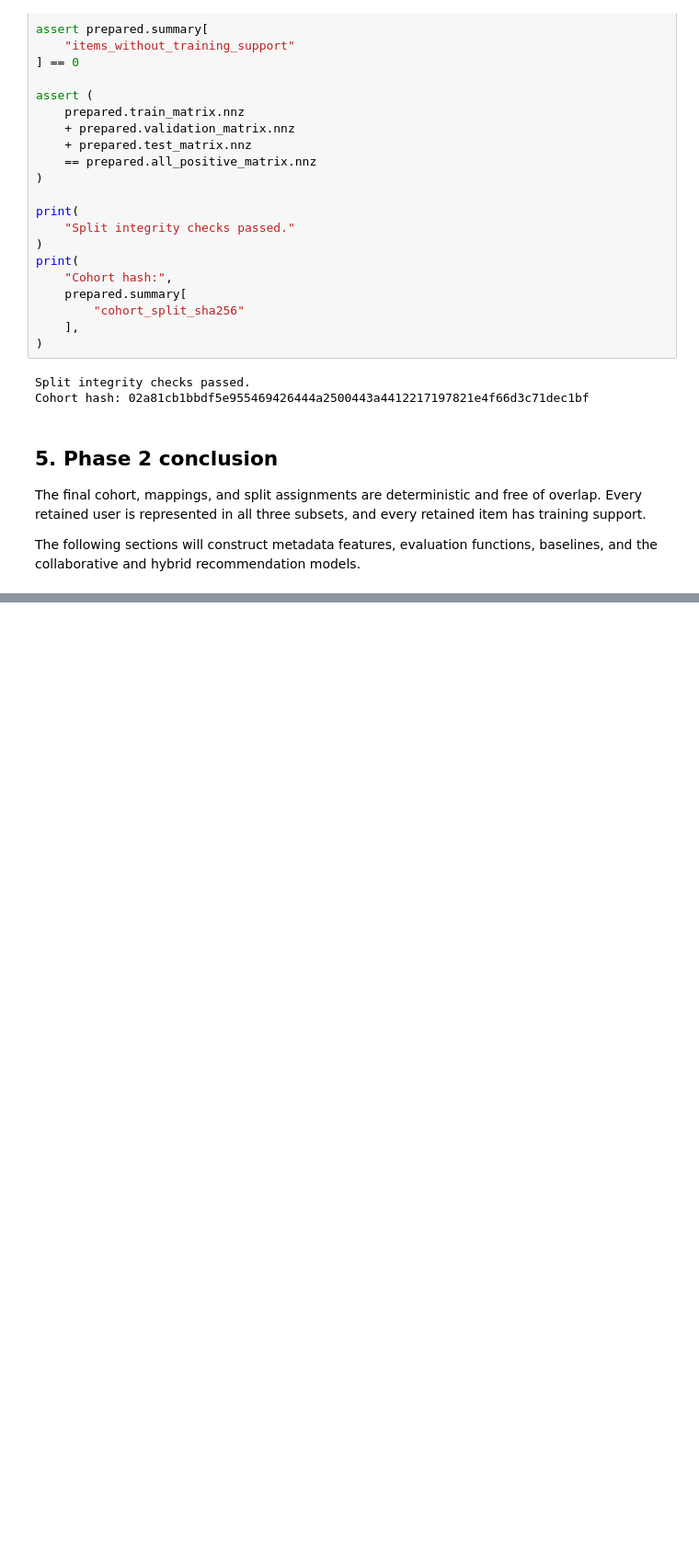
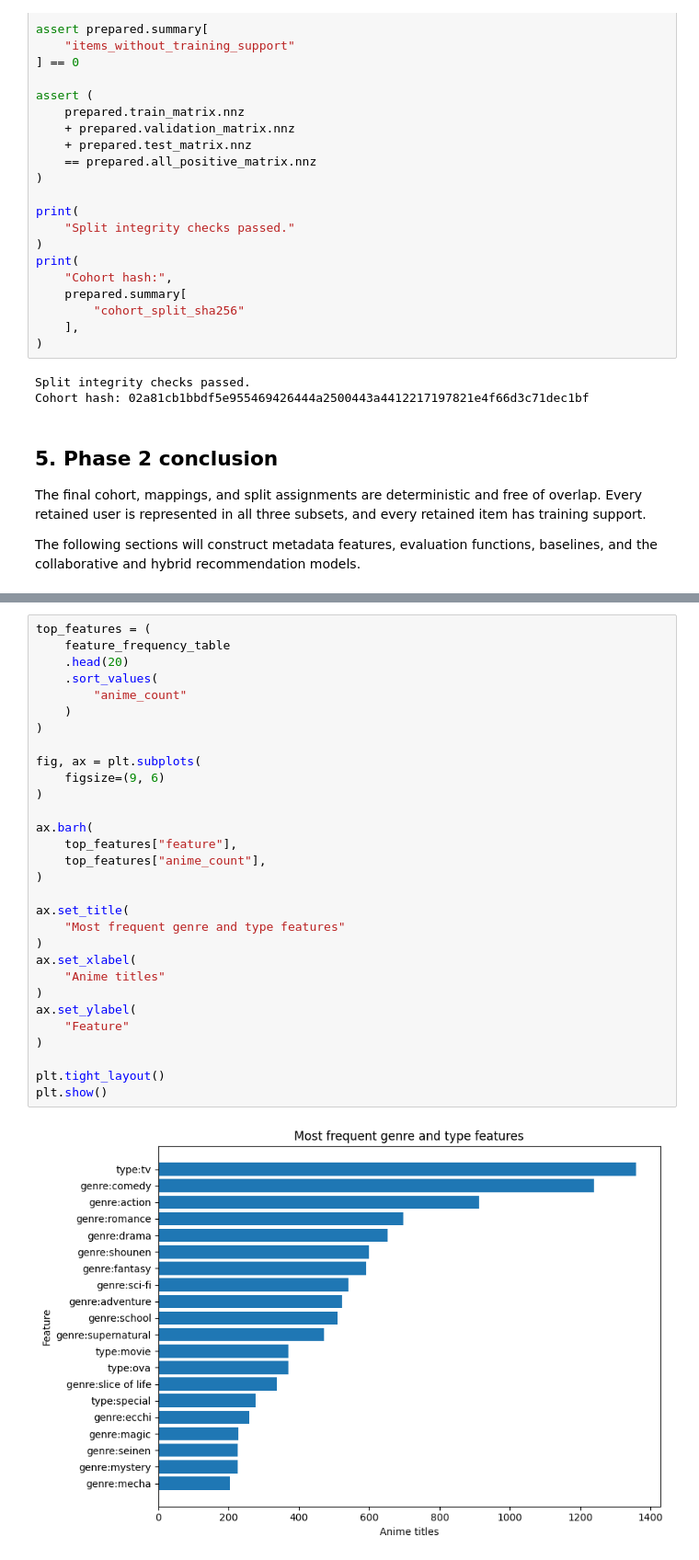
Before and after one commit to fedesaroka/analisis-predictivo-avanzado, a Jupyter notebook: notebooks/TP2_sistema_recomendacion_anime.ipynb, the cells around one changed output, grey strips where cells are left out. Shown at 92% size. Cells and saved outputs as stored; diff of their text form; blank space fills up the shorter version.

```diff
--- a/notebooks/TP2_sistema_recomendacion_anime.ipynb
+++ b/notebooks/TP2_sistema_recomendacion_anime.ipynb
@@ -341,0 +432,32 @@ The following sections will construct metadata features, evaluation functions, b
+# %%
+top_features = (
+    feature_frequency_table
+    .head(20)
+    .sort_values(
+        "anime_count"
+    )
+)
+
+fig, ax = plt.subplots(
+    figsize=(9, 6)
+)
+
+ax.barh(
+    top_features["feature"],
+    top_features["anime_count"],
+)
+
+ax.set_title(
+    "Most frequent genre and type features"
+)
+ax.set_xlabel(
+    "Anime titles"
+)
+ax.set_ylabel(
+    "Feature"
+)
+
+plt.tight_layout()
+plt.show()
+# %% [output]
+[figure, added]
```
Also changed, not shown: parts of 11 cells of this notebook, 7 other files.
